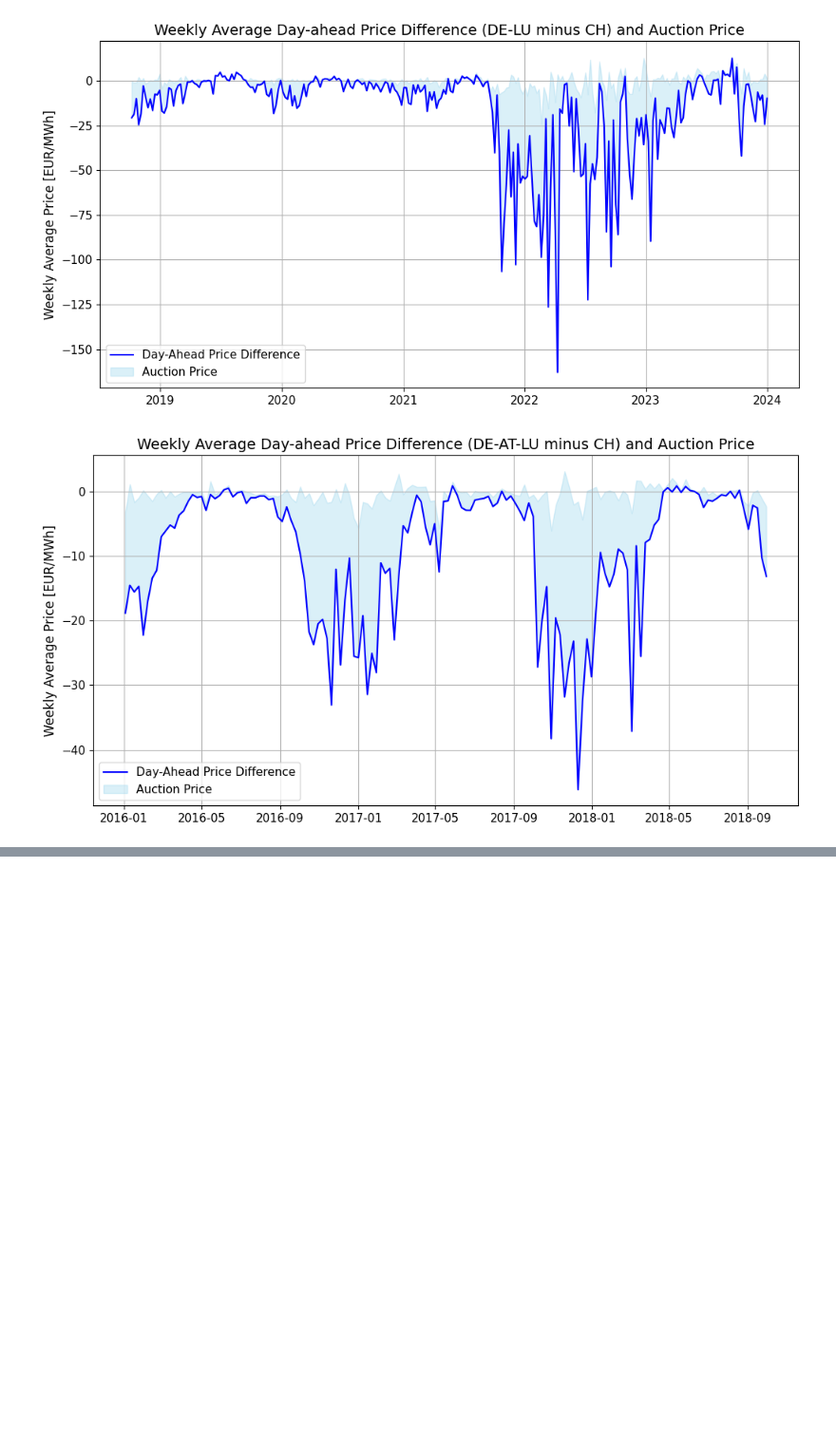
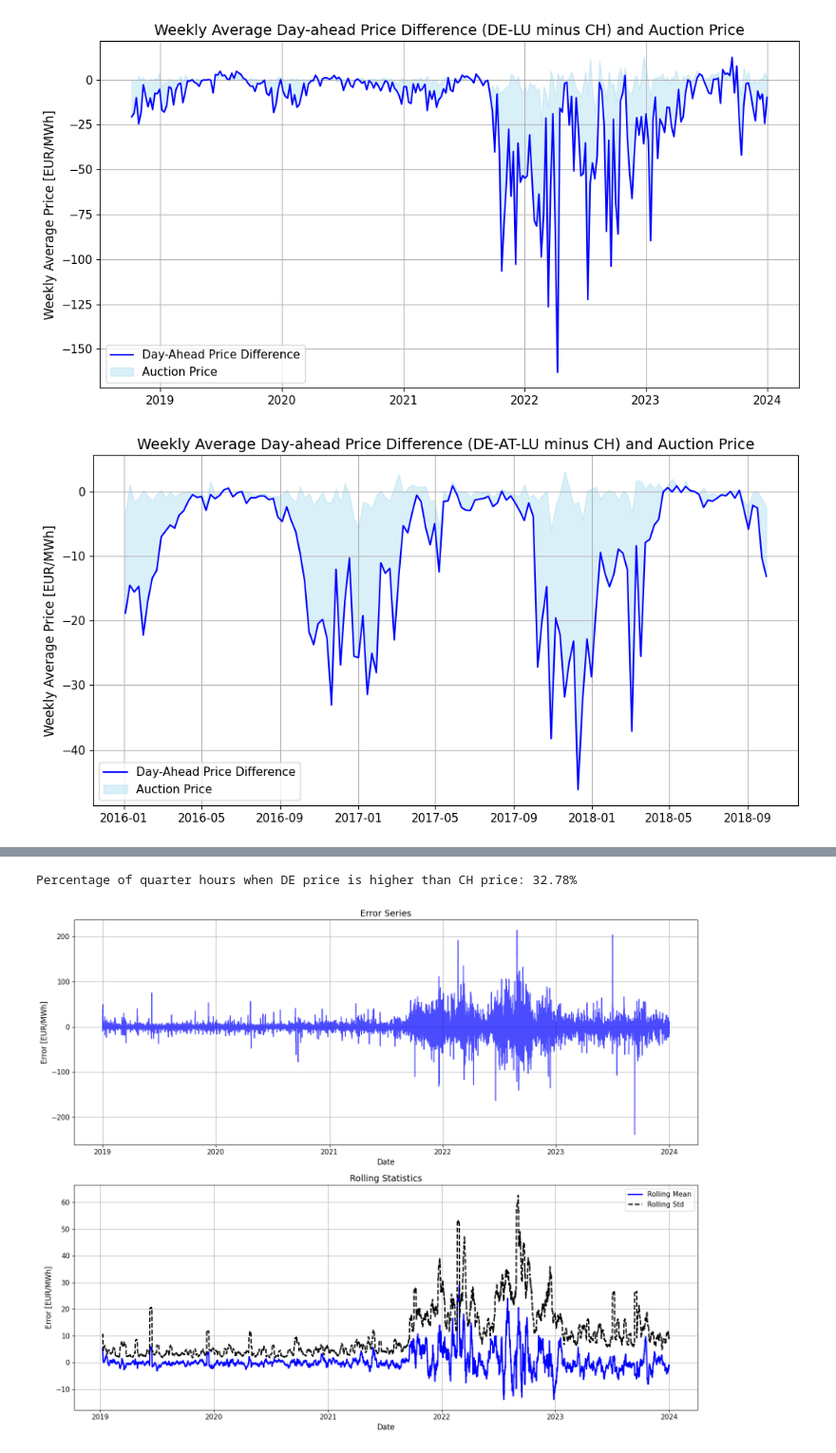
Before and after one commit to njgreber/electricity-price-disparity-ch-de, a Jupyter notebook: notebooks/3_results.ipynb, the cells around one changed output, grey strips where cells are left out. Shown at 95% size. Saved outputs shown, nothing was run; the diff lists cells and outputs as text; code cells hidden in the pictures; blank space fills up the shorter version.

```diff
--- a/notebooks/3_results.ipynb
+++ b/notebooks/3_results.ipynb
@@ -86,0 +140,58 @@ plt.show()
+# %%
+# Calculate error series for DE-LU data
+df_starting_2019 = df.loc['2019-01-01':].copy()
+df_starting_2019['error'] = (df_starting_2019['CH'] -
+                                   df_starting_2019['DE-LU'] -
+                                   df_starting_2019['de-ch_auctionPrice'] +
+                                   df_starting_2019['ch-de_auctionPrice'])
+
+# Create a boolean mask where DE price is higher than CH price
+mask = df_starting_2019['DE-LU'] > df_starting_2019['CH']
+
+# Sum the number of True values in the mask
+num_quarter_hours = mask.sum()
+
+print(f"Percentage of quarter hours when DE price is higher than CH price: {num_quarter_hours / len(df_starting_2019) * 100:.2f}%")
+# %% [output]
+Percentage of quarter hours when DE price is higher than CH price: 32.78%
+# %%
+# Handle missing values
+error = df_starting_2019['error']
+error_clean = error.interpolate()
+
+# Create two subplots
+fig, (ax1, ax2) = plt.subplots(2, 1, figsize=(15, 12))
+
+# Plot error series
+ax1.plot(error_clean, color='blue', alpha=0.7)
+ax1.set_title('Error Series')
+ax1.set_xlabel('Date')
+ax1.set_ylabel('Error [EUR/MWh]')
+ax1.grid(True)
+
+
+# Plot rolling statistics
+window = 24*7  # One week
+ax2.plot(error_clean.rolling(window=window).mean(),
+       color='blue',
+       linewidth=2,
+       label='Rolling Mean')
+ax2.plot(error_clean.rolling(window=window).std(),
+       color='black',
+       linestyle='--',
+       linewidth=2,
+       label='Rolling Std')
+ax2.set_title('Rolling Statistics')
+ax2.set_xlabel('Date')
+ax2.set_ylabel('Error [EUR/MWh]')
+ax2.legend()
+ax2.grid(True)
+
+# Save the plot as an SVG file
+file_path = "../report/figures/error_series.png"
+plt.savefig(file_path, format='png', dpi=300)
+
+plt.tight_layout()
+plt.show()
+# %% [output]
+[figure, added]
```
Also changed, not shown: parts of 13 cells of this notebook, 3 other files.
